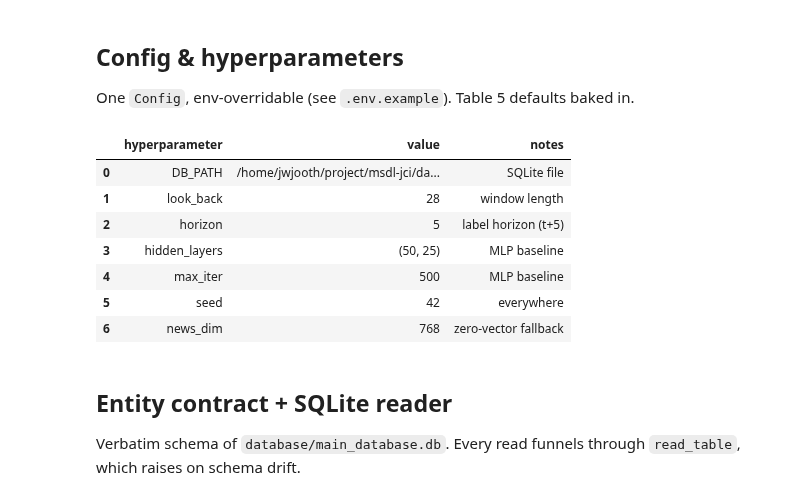
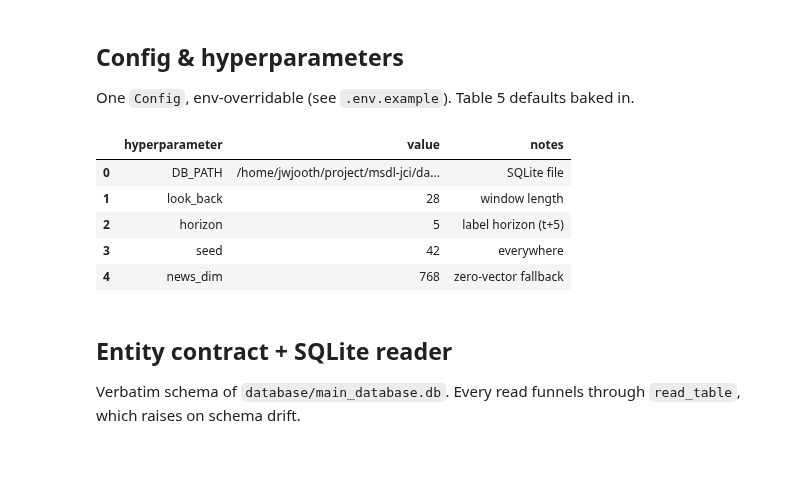
Before and after one commit to jwjooth/msdl-jci, a Jupyter notebook: notebooks/development.ipynb, the cells around one changed output. Saved outputs shown, nothing was run; the diff lists cells and outputs as text; code cells hidden in the pictures; blank space fills up the shorter version.

```diff
--- a/notebooks/development.ipynb
+++ b/notebooks/development.ipynb
@@ -30,41 +30,35 @@ load_dotenv(NB_ROOT / ".env")
 _raw_db = Path(os.getenv("DATABASE_PATH", "database/main_database.db"))
 DB_PATH = _raw_db if _raw_db.is_absolute() else NB_ROOT / _raw_db
 
 
 @dataclass(frozen=True)
 class Config:
     look_back: int = int(os.getenv("ML_LOOK_BACK", "28"))
     horizon: int = int(os.getenv("ML_PREDICTION_HORIZON", "5"))
-    hidden_layers: tuple = (50, 25)
-    max_iter: int = int(os.getenv("ML_MAX_ITER", "500"))
     seed: int = int(os.getenv("ML_RANDOM_STATE", "42"))
     news_dim: int = 768
     tech_cols: tuple = ("Close", "Volume", "RSI_14", "MACD", "MACD_Signal", "ATR_14", "SMA_20")
     macro_cols: tuple = ("bi_rate", "inflation_rate", "usd_idr")
 
 
 CFG = Config()
 pd.DataFrame(
     [
         ("DB_PATH", str(DB_PATH), "SQLite file"),
         ("look_back", CFG.look_back, "window length"),
         ("horizon", CFG.horizon, "label horizon (t+5)"),
-        ("hidden_layers", CFG.hidden_layers, "MLP baseline"),
-        ("max_iter", CFG.max_iter, "MLP baseline"),
         ("seed", CFG.seed, "everywhere"),
         ("news_dim", CFG.news_dim, "zero-vector fallback"),
     ],
     columns=["hyperparameter", "value", "notes"],
 )
 # %% [output]
 |  | hyperparameter | value | notes |
 | 0 | DB_PATH | /home/jwjooth/project/msdl-jci/da... | SQLite file |
 | 1 | look_back | 28 | window length |
 | 2 | horizon | 5 | label horizon (t+5) |
-| 3 | hidden_layers | (50, 25) | MLP baseline |
-| 4 | max_iter | 500 | MLP baseline |
-| 5 | seed | 42 | everywhere |
-| 6 | news_dim | 768 | zero-vector fallback |
+| 3 | seed | 42 | everywhere |
+| 4 | news_dim | 768 | zero-vector fallback |
 # %% [markdown]
 ## Entity contract + SQLite reader
 
```
Also changed, not shown: parts of 2 cells of this notebook, 1 other file.
